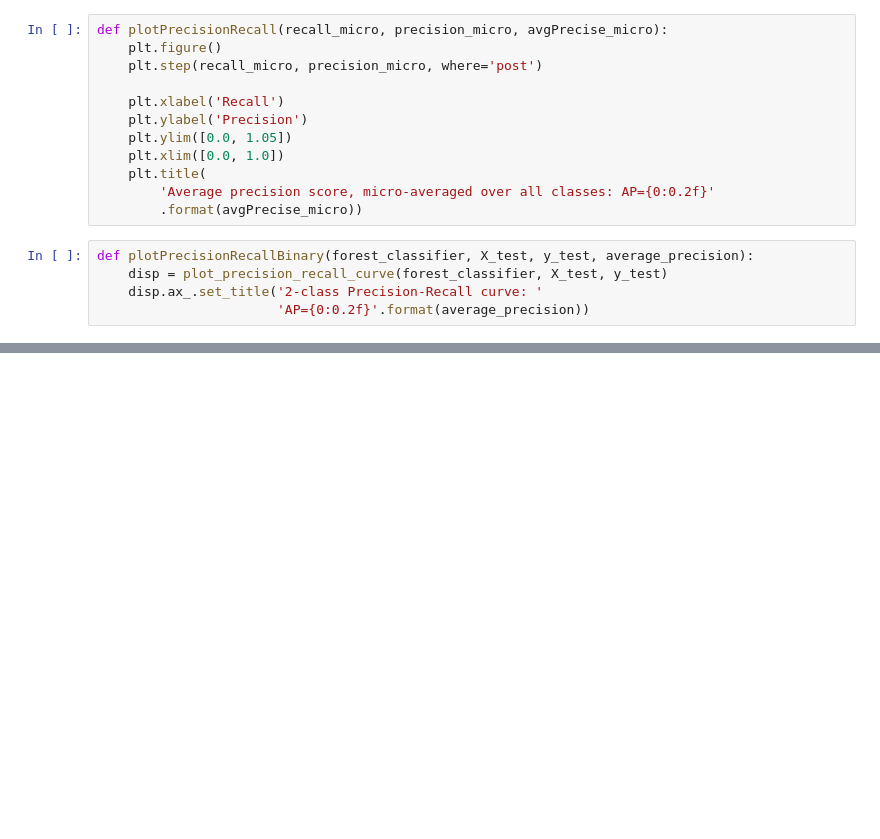
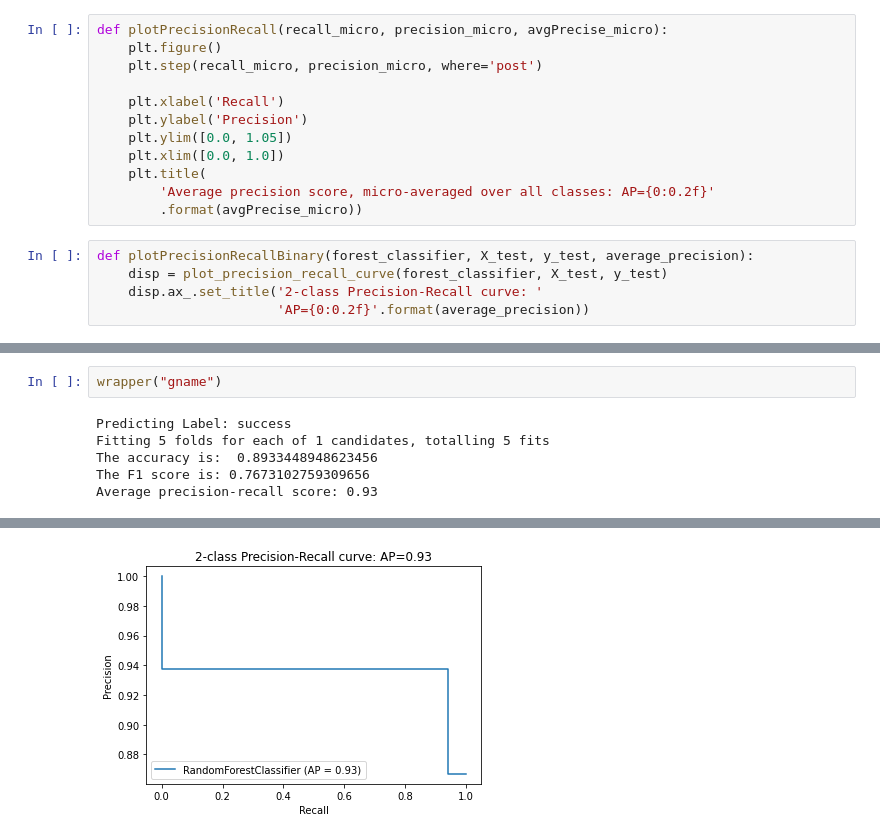
Before and after one commit to alex-hjk/CE4032-DataAnalyticsAndMining-2020, a Jupyter notebook: Modelling/GridSearchCV.ipynb, the cells around one changed output, grey strips where cells are left out. Cells and saved outputs as stored; diff of their text form; blank space fills up the shorter version.

```diff
--- a/Modelling/GridSearchCV.ipynb
+++ b/Modelling/GridSearchCV.ipynb
@@ -161,0 +181,8 @@ KeyboardInterrupt:
+# %%
+wrapper("gname")
+# %% [output]
+Predicting Label: success
+Fitting 5 folds for each of 1 candidates, totalling 5 fits
+The accuracy is:  0.8933448948623456
+The F1 score is: 0.7673102759309656
+Average precision-recall score: 0.93
@@ -161,0 +191 @@ KeyboardInterrupt:
+[figure, added]
```
Also changed, not shown: parts of 7 cells of this notebook.
